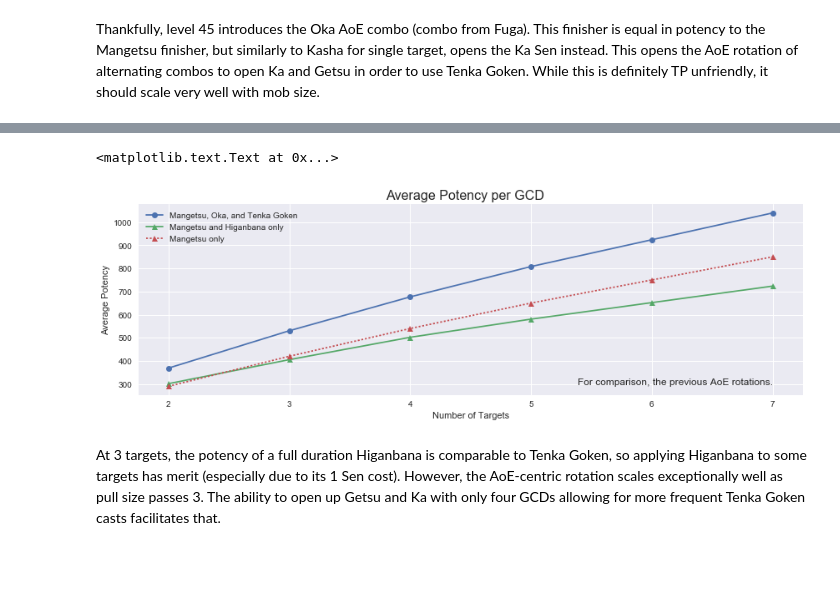
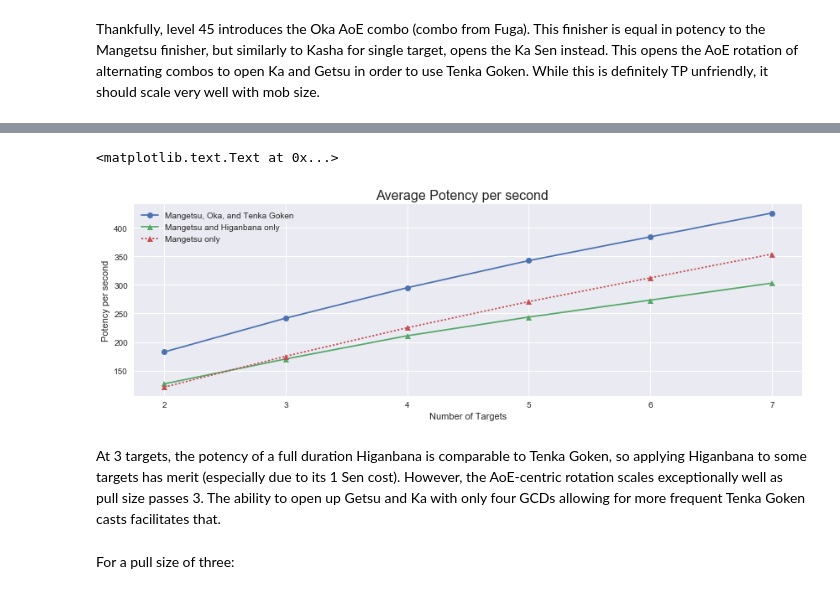
Before and after one commit to rconcep/ffxiv, a Jupyter notebook: sam-by-the-numbers.ipynb, the cells around one changed output, grey strips where cells are left out. Saved outputs shown, nothing was run; the diff lists cells and outputs as text; code cells hidden in the pictures; blank space fills up the shorter version.

```diff
--- a/sam-by-the-numbers.ipynb
+++ b/sam-by-the-numbers.ipynb
@@ -295,5 +348,4 @@ actions = [('Hakaze'), ('Shifu'), ('Hakaze'), ('Jinpu'),
 # %%
-df3_noclip, average_potency = sam.parse_rotation(actions)
+df3_noclip, average_potency, pps = sam.parse_rotation(actions)
 display(df3_noclip)
-print 'average potency per GCD =', average_potency
 # %% [output]
@@ -672,13 +769,12 @@ sam = Samurai()
 
 n_targets = 3
 
-actions = [('Hakaze'), ('Shifu'), ('Kasha'), ('Fuga'),
-           ('Mangetsu'), ('Tenka Goken'), ('Hakaze'), ('Shifu'),
-           ('Kasha'), ('Fuga'), ('Mangetsu'), ('Tenka Goken'),
-           ('Hakaze'), ('Shifu'), ('Kasha'), ('Fuga'),
-           ('Mangetsu'), ('Tenka Goken'), ('Hakaze')]
+actions = [('Hakaze'), ('Shifu'), ('Kasha'), ('Hakaze'),
+           ('Jinpu'), ('Gekko'), ('Tenka Goken'), ('Hakaze'),
+           ('Shifu'), ('Kasha'), ('Fuga'), ('Mangetsu'),
+           ('Tenka Goken'), ('Hakaze'), ('Shifu'), ('Kasha'),
+           ('Fuga'), ('Mangetsu'), ('Tenka Goken'), ('Hakaze')]
 # %%
-df6_aoe_tenka_only, average_potency = sam.parse_rotation(actions, n_targets=n_targets)
+df6_aoe_tenka_only, average_potency, pps = sam.parse_rotation(actions, n_targets=n_targets)
 display(df6_aoe_tenka_only)
-print 'average potency per GCD =', average_potency
 # %% [output]
@@ -712,7 +809,7 @@ In terms of average potency per GCD, using Tenka Goken and using the Mangetsu co
 Thankfully, level 45 introduces the Oka AoE combo (combo from Fuga). This finisher is equal in potency to the Mangetsu finisher, but similarly to Kasha for single target, opens the Ka Sen instead. This opens the AoE rotation of alternating combos to open Ka and Getsu in order to use Tenka Goken. While this is definitely TP unfriendly, it should scale very well with mob size.
 # %%
 dfs_aoe2 = []
-avg_aoe2 = []
+pps_aoe2 = []
 labels = []
 
 n_target_range = range(2, 8)
@@ -720,13 +817,16 @@ n_target_range = range(2, 8)
 for n_targets in n_target_range:
     sam = Samurai()
 
-    actions = [('Fuga'), ('Mangetsu'), ('Fuga'), ('Oka'),
-               ('Tenka Goken'), ('Fuga'), ('Mangetsu'), ('Fuga'),
-               ('Oka'), ('Tenka Goken'), ('Fuga'), ('Mangetsu'),
-               ('Fuga'), ('Oka'), ('Tenka Goken')]
+    actions = [('Hakaze'), ('Shifu'), ('Kasha'), ('Hakaze'),
+               ('Jinpu'), ('Gekko'), ('Tenka Goken'), ('Fuga'),
+               ('Oka'), ('Fuga'), ('Mangetsu'), ('Tenka Goken'),
+               ('Fuga'), ('Mangetsu'), ('Fuga'), ('Oka'),
+               ('Tenka Goken')]
 
-    df_temp, average_potency = sam.parse_rotation(actions, n_targets=n_targets)
+    print('number of targets = %s' % n_targets)
+    df_temp, average_potency, pps = sam.parse_rotation(actions, n_targets=n_targets)
     dfs_aoe2.append(df_temp)
-    avg_aoe2.append(average_potency)
+    pps_aoe2.append(pps)
 
     labels.append('%s targets' % n_targets)
+    print('\n')
@@ -737,18 +855,19 @@ compare_n_potencies(dfs_aoe2, labels)
 # %%
 fig, axes = plt.subplots(nrows=1, ncols=1, sharex=True, figsize=(12,4))
 fig.tight_layout(pad=2)
 
-axes.plot(n_target_range, avg_aoe2, '-o', label='Mangetsu, Oka, and Tenka Goken')
-axes.plot(n_target_range, avg_higanbana, '-^', label='Mangetsu and Higanbana only')
-axes.plot(n_target_range, avg_no_higanbana, ':^', label='Mangetsu only')
-axes.set_ylabel('Average Potency')
+axes.plot(n_target_range, pps_aoe2, '-o', label='Mangetsu, Oka, and Tenka Goken')
+axes.plot(n_target_range, pps_higanbana, '-^', label='Mangetsu and Higanbana only')
+axes.plot(n_target_range, pps_no_higanbana, ':^', label='Mangetsu only')
+axes.set_ylabel('Potency per second')
 axes.set_xlabel('Number of Targets')
 axes.legend(loc='upper left', framealpha=0.5)
-axes.text(n_target_range[-1], min(avg_no_higanbana), 'For comparison, the previous AoE rotations.', ha='right', va='bottom', fontsize=12)
 
-fig.suptitle('Average Potency per GCD')
+fig.suptitle('Average Potency per second')
 # %% [output]
 <matplotlib.text.Text at 0x...>
-[figure, old version]
+[figure, new version]
 # %% [markdown]
 At 3 targets, the potency of a full duration Higanbana is comparable to Tenka Goken, so applying Higanbana to some targets has merit (especially due to its 1 Sen cost). However, the AoE-centric rotation scales exceptionally well as pull size passes 3. The ability to open up Getsu and Ka with only four GCDs allowing for more frequent Tenka Goken casts facilitates that.
+# %% [markdown]
+For a pull size of three:
```
Also changed, not shown: parts of 62 cells of this notebook, 3 other files.
